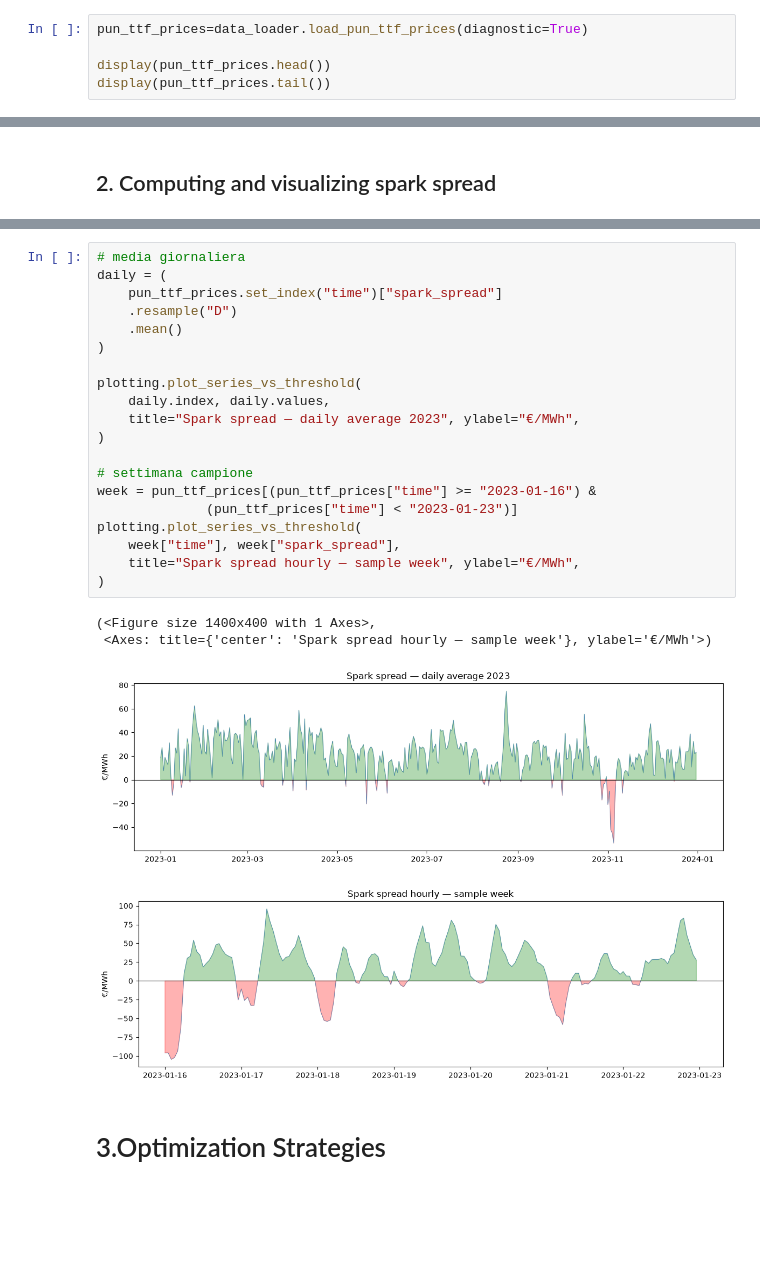
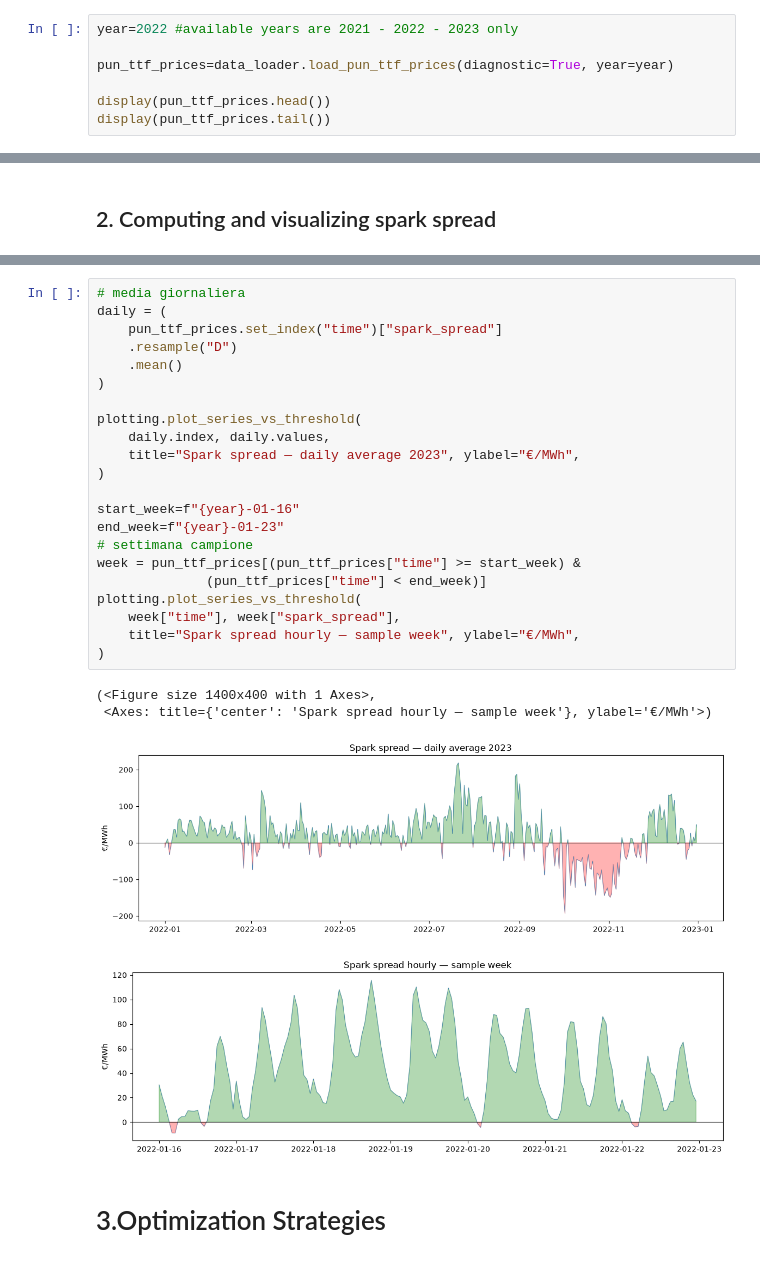
Before and after one commit to Frascus/ccgt-valuation, a Jupyter notebook: analysis.ipynb, the cells around one changed output, grey strips where cells are left out. Drawn from its saved outputs; the diff is of its cells as text; blank space fills up the shorter version.

Commit message:
add possibility to choose the year for the analysis among 2021-2022-2023

```diff
--- a/analysis.ipynb
+++ b/analysis.ipynb
@@ -31,7 +31,9 @@ the hourly grid (forward-filled over weekends and holidays) and returns
 a DataFrame indexed by hour of the year. Running with `diagnostic=True`
 checks the load for missing values and the expected per-day hour counts.
 # %%
-pun_ttf_prices=data_loader.load_pun_ttf_prices(diagnostic=True)
+year=2022 #available years are 2021 - 2022 - 2023 only
+
+pun_ttf_prices=data_loader.load_pun_ttf_prices(diagnostic=True, year=year)
 
 display(pun_ttf_prices.head())
 display(pun_ttf_prices.tail())
@@ -71,28 +73,30 @@ pun_ttf_prices.head()
 # %%
 # media giornaliera
 daily = (
     pun_ttf_prices.set_index("time")["spark_spread"]
     .resample("D")
     .mean()
 )
 
 plotting.plot_series_vs_threshold(
     daily.index, daily.values,
     title="Spark spread — daily average 2023", ylabel="€/MWh",
 )
 
+start_week=f"{year}-01-16"
+end_week=f"{year}-01-23"
 # settimana campione
-week = pun_ttf_prices[(pun_ttf_prices["time"] >= "2023-01-16") &
-              (pun_ttf_prices["time"] < "2023-01-23")]
+week = pun_ttf_prices[(pun_ttf_prices["time"] >= start_week) &
+              (pun_ttf_prices["time"] < end_week)]
 plotting.plot_series_vs_threshold(
     week["time"], week["spark_spread"],
     title="Spark spread hourly — sample week", ylabel="€/MWh",
 )
 # %% [output]
 (<Figure size 1400x400 with 1 Axes>,
  <Axes: title={'center': 'Spark spread hourly — sample week'}, ylabel='€/MWh'>)
-[figure, old version]
+[figure, new version]
-[figure, old version]
+[figure, new version]
 # %% [markdown]
 # 3.Optimization Strategies
 # %% [markdown]
```
Also changed, not shown: parts of 6 cells of this notebook, 4 other files.
